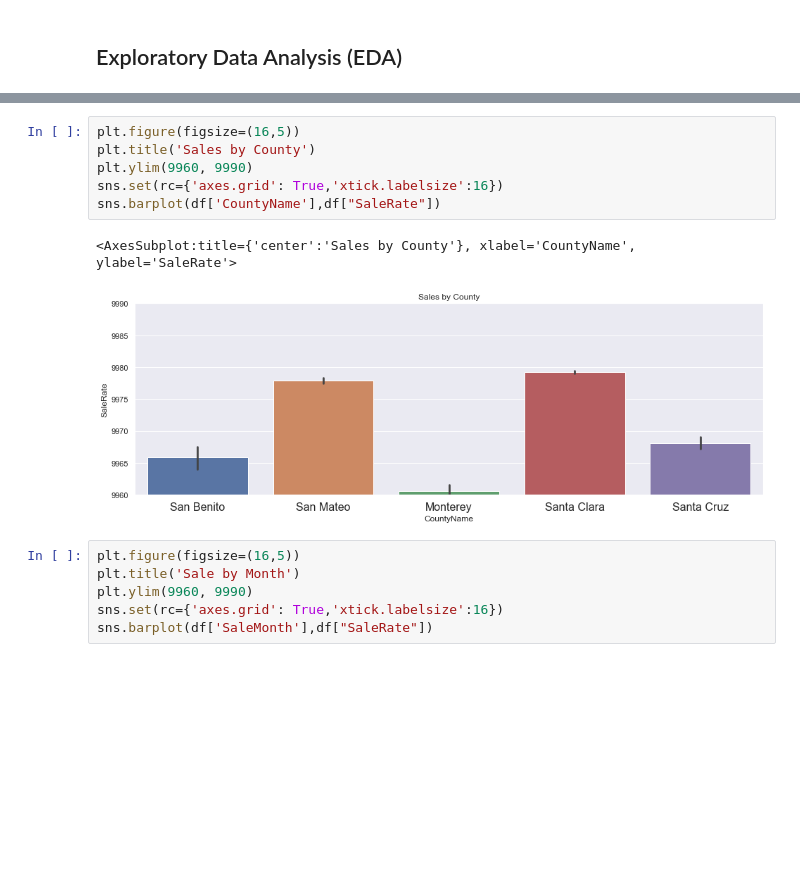
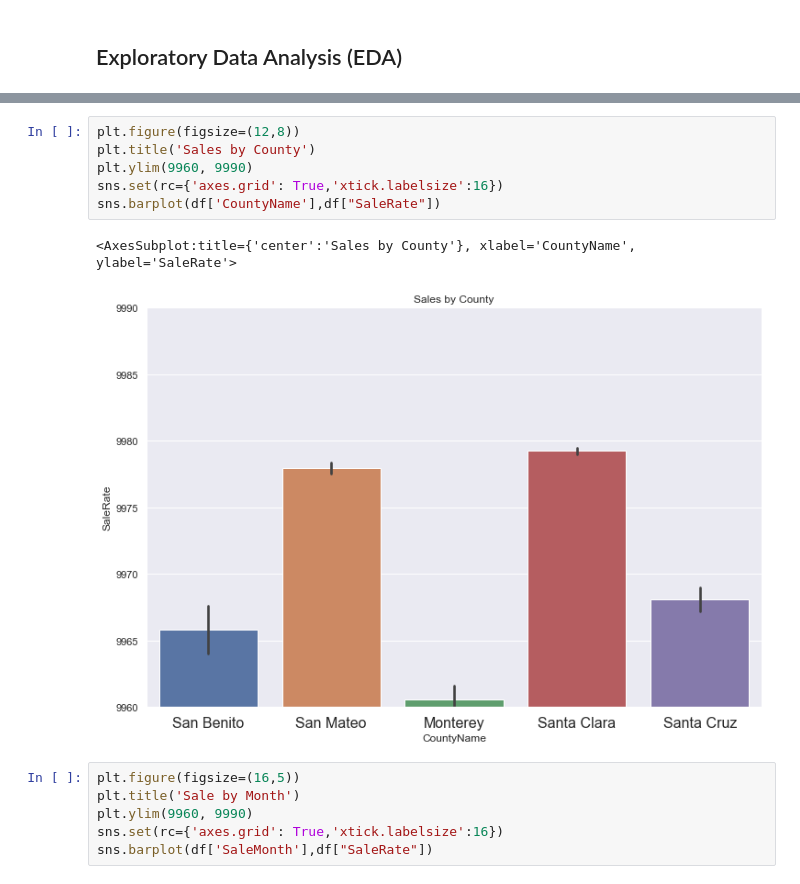
Before and after one commit to svemoory/BHMLAI-CapStone, a Jupyter notebook: ListingRegression.ipynb, the cells around one changed output, grey strips where cells are left out. Saved outputs shown, nothing was run; the diff lists cells and outputs as text; blank space fills up the shorter version.

```diff
--- a/ListingRegression.ipynb
+++ b/ListingRegression.ipynb
@@ -157,12 +150,12 @@ sns.barplot(df['Subclass'],df["SaleRate"])
 # %%
-plt.figure(figsize=(16,5))
+plt.figure(figsize=(12,8))
 plt.title('Sales by County')
 plt.ylim(9960, 9990)
 sns.set(rc={'axes.grid': True,'xtick.labelsize':16})
 sns.barplot(df['CountyName'],df["SaleRate"])
 # %% [output]
 <AxesSubplot:title={'center':'Sales by County'}, xlabel='CountyName', ylabel='SaleRate'>
-[figure, old version]
+[figure, new version]
 # %%
 plt.figure(figsize=(16,5))
 plt.title('Sale by Month')
```
Also changed, not shown: parts of 44 cells of this notebook.
